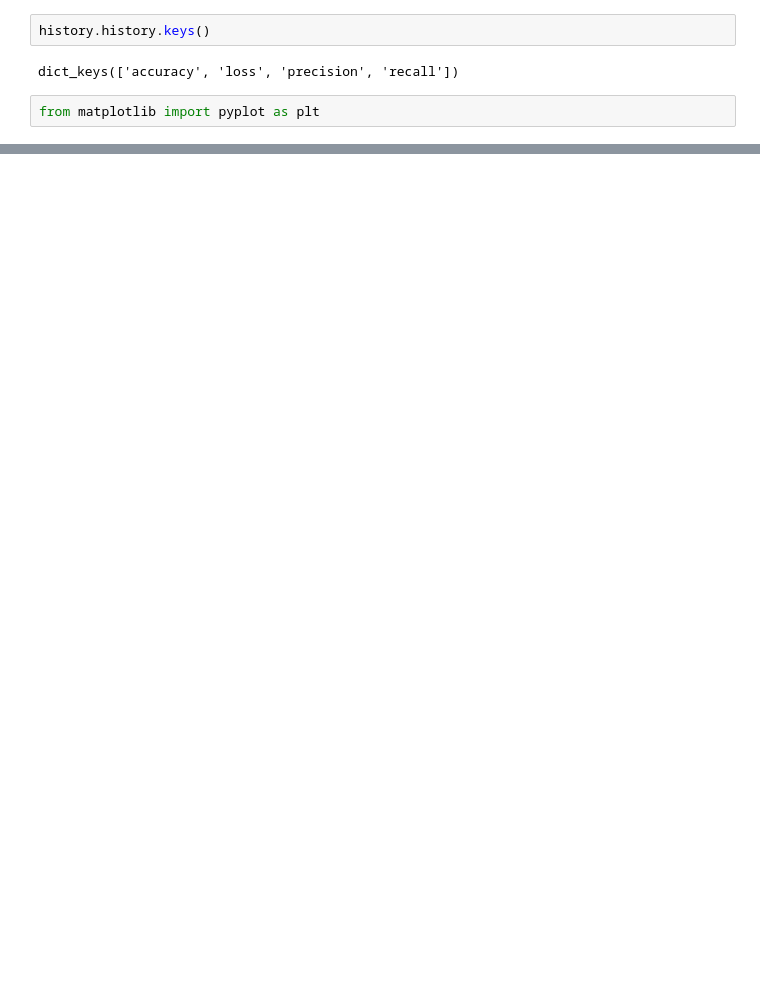
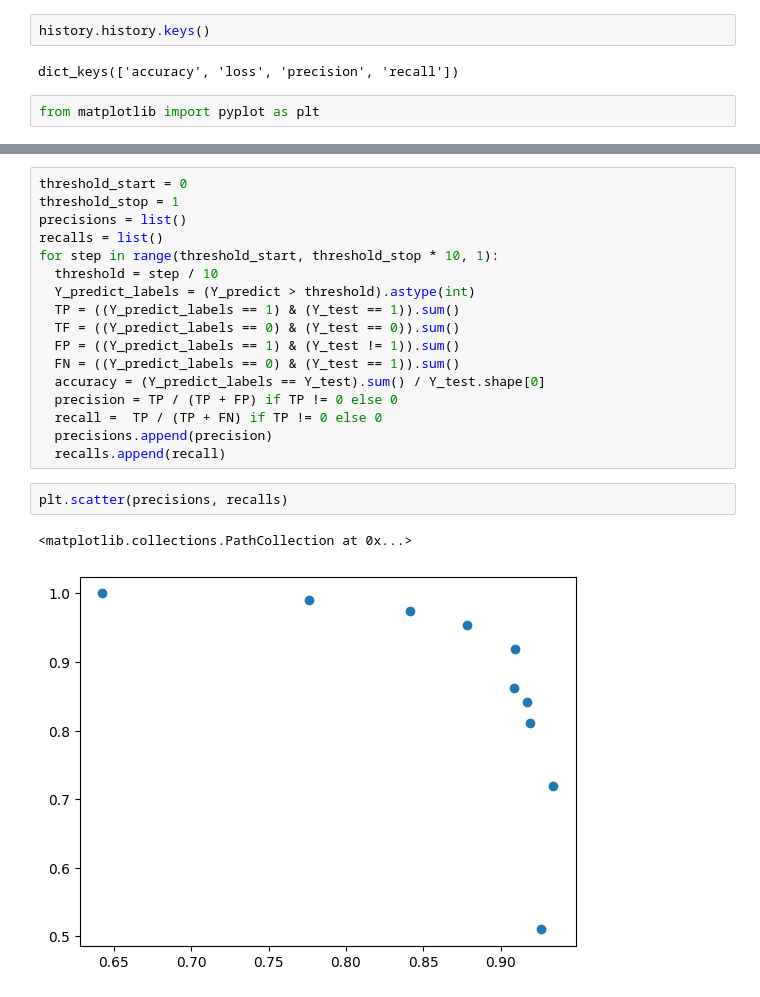
Before and after one commit to dmazilkin/NN-Binary-Classification, a Jupyter notebook: binary_classification.ipynb, the cells around one changed output, grey strips where cells are left out. Drawn from its saved outputs; the diff is of its cells as text; blank space fills up the shorter version.

```diff
--- a/binary_classification.ipynb
+++ b/binary_classification.ipynb
@@ -140,0 +162,22 @@ plt.plot([x for x in range(len(history.history['precision']))], history.history[
+# %%
+threshold_start = 0
+threshold_stop = 1
+precisions = list()
+recalls = list()
+for step in range(threshold_start, threshold_stop * 10, 1):
+  threshold = step / 10
+  Y_predict_labels = (Y_predict > threshold).astype(int)
+  TP = ((Y_predict_labels == 1) & (Y_test == 1)).sum()
+  TF = ((Y_predict_labels == 0) & (Y_test == 0)).sum()
+  FP = ((Y_predict_labels == 1) & (Y_test != 1)).sum()
+  FN = ((Y_predict_labels == 0) & (Y_test == 1)).sum()
+  accuracy = (Y_predict_labels == Y_test).sum() / Y_test.shape[0]
+  precision = TP / (TP + FP) if TP != 0 else 0
+  recall =  TP / (TP + FN) if TP != 0 else 0
+  precisions.append(precision)
+  recalls.append(recall)
+# %%
+plt.scatter(precisions, recalls)
+# %% [output]
+<matplotlib.collections.PathCollection at 0x...>
+[figure, added]
```
Also changed, not shown: parts of 14 cells of this notebook.
